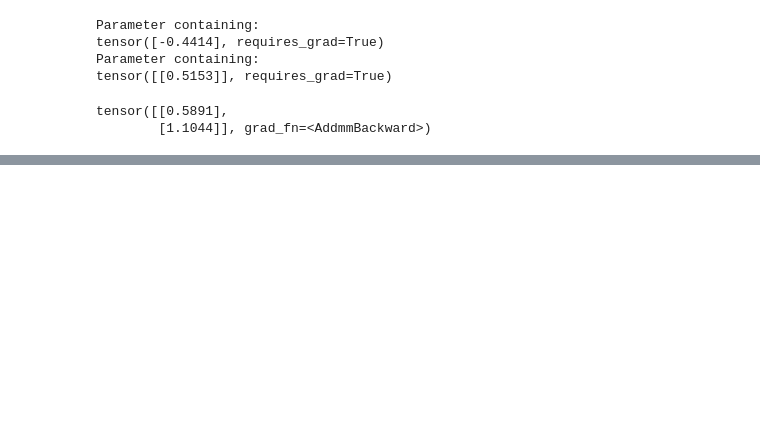
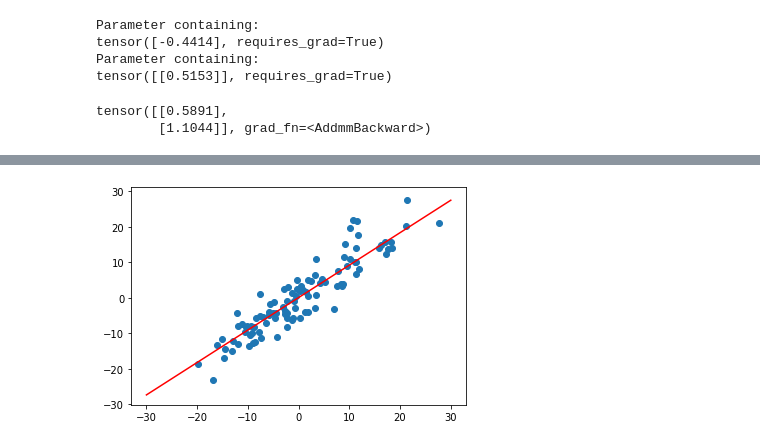
Before and after one commit to Shikhargupta/pytorch-for-deep-learning-and-computer-vision, a Jupyter notebook: Linear Regression.ipynb, the cells around one changed output, grey strips where cells are left out. Saved outputs shown, nothing was run; the diff lists cells and outputs as text; code cells hidden in the pictures; blank space fills up the shorter version.

```diff
--- a/Linear Regression.ipynb
+++ b/Linear Regression.ipynb
@@ -36,0 +79,4 @@ tensor([[0.1556],
+# %%
+plot_compare()
+# %% [output]
+[figure, added]
```
Also changed, not shown: parts of 9 cells of this notebook, 1 other file.
